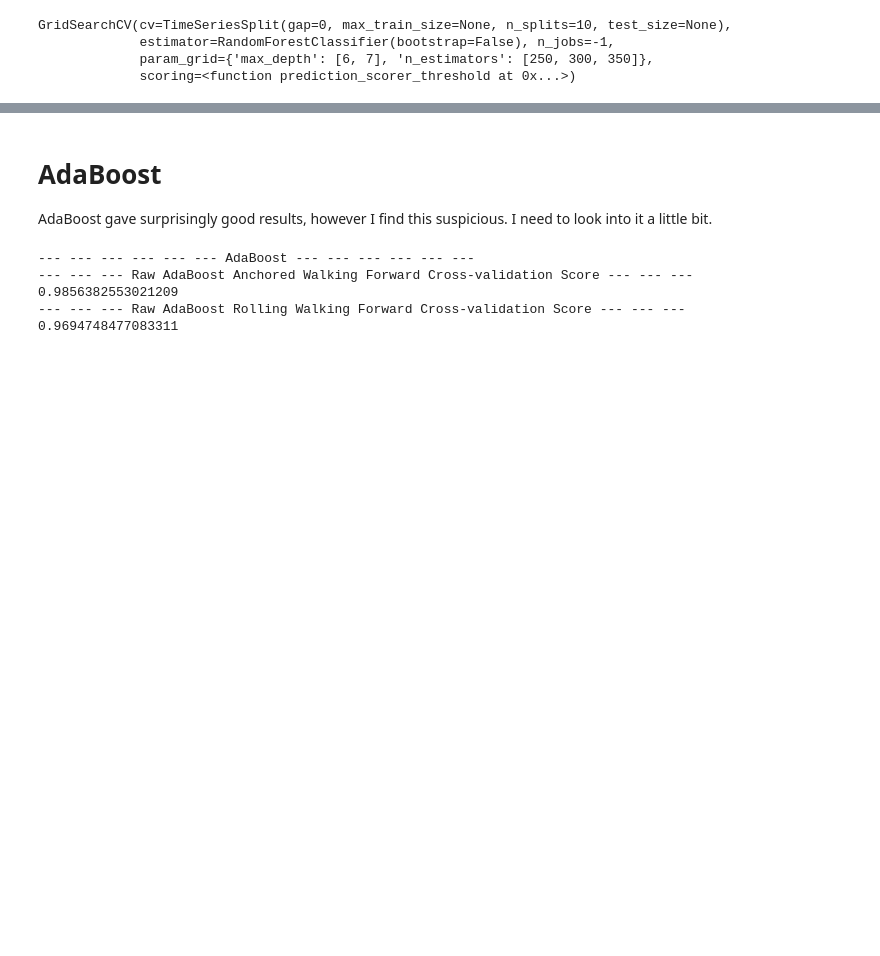
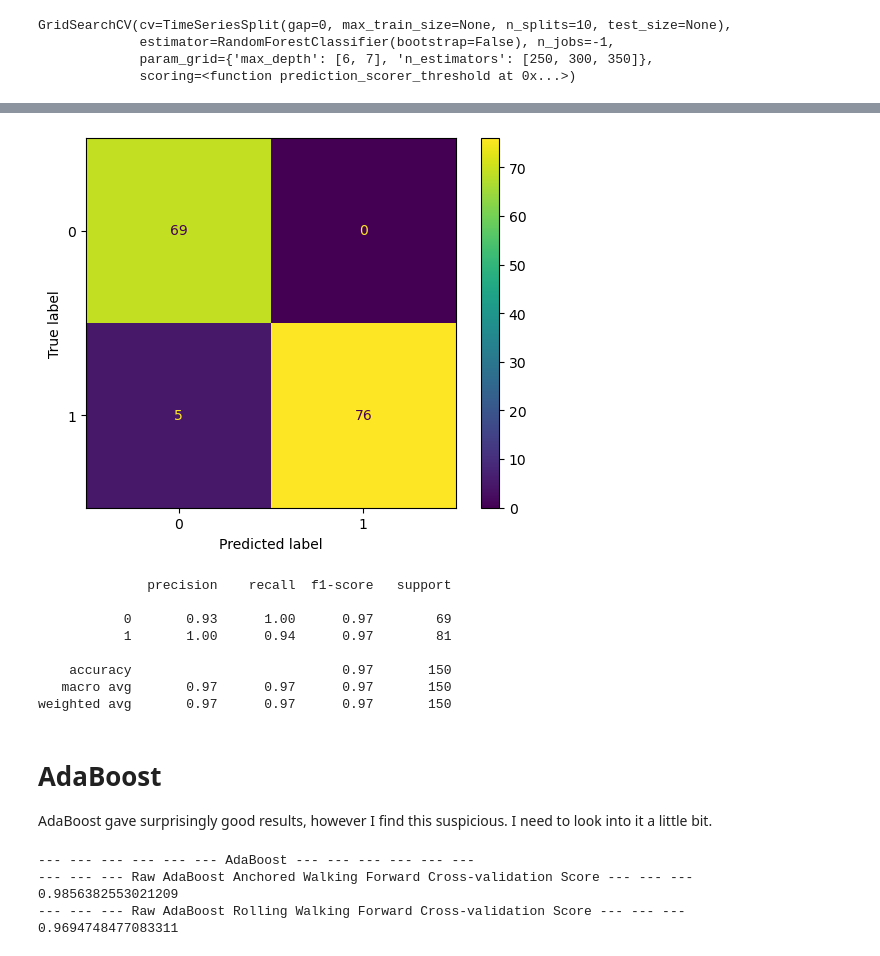
Before and after one commit to milonpabis/crypto-eye, a Jupyter notebook: stock-tool.ipynb, the cells around one changed output, grey strips where cells are left out. Drawn from its saved outputs; the diff is of its cells as text; code cells hidden in the pictures; blank space fills up the shorter version.

```diff
--- a/stock-tool.ipynb
+++ b/stock-tool.ipynb
@@ -408,6 +438,8 @@ print("\n\n\n")
 # %%
 params = {
-    "C": [0.00001, 0.0001, 0.001, 0.01, 0.1, 1, 10]
+    "C": [0.01, 0.1, 1, 10, 50, 100, 200, 300],
+    "gamma": [1, 0.1, 0.001, 0.0001],
+    "kernel": ["linear", "rbf"]
 }
 
 svm_cv = GridSearchCV(SVC(probability=True),
@@ -439,9 +473,10 @@ print(svm_cv.best_params_)
 # %%
 params = {
-    "C": [2, 3, 4, 5, 6, 7, 8, 9, 10, 11, 12, 13, 14, 15]
+    "C": [250, 300, 350, 400, 450, 500],
+    "gamma": [0.1, 0.05, 0.01]
 }
 
-svm_cv2 = GridSearchCV(SVC(probability=True),
+svm_cv2 = GridSearchCV(SVC(kernel="linear", probability=True),
                      params,
                      cv=TimeSeriesSplit(n_splits=10),
                      scoring=prediction_scorer_threshold,
@@ -461,0 +506,13 @@ print(svm_cv2.best_params_)
+# %%
+params = {
+    "C": [900, 950, 1000, 1100, 1200],
+    "gamma": [0.1, 0.05]
+}
+
+svm_cv3 = GridSearchCV(SVC(kernel="linear", probability=True),
+                     params,
+                     cv=TimeSeriesSplit(n_splits=10),
+                     scoring=prediction_scorer_threshold,
+                     n_jobs=-1)
+
+svm_cv3.fit(X_train_scaled, y_train)
@@ -462,3 +542,21 @@ print(svm_cv2.best_params_)
+# %%
+svm_best = svm_cv3.best_estimator_
+svm_res = cross_validate_rts(svm_best, X_scaled, yfc)
+# %%
+yt, yp = svm_res
+ConfusionMatrixDisplay(confusion_matrix(yt, yp)).plot()
+plt.show()
+print(classification_report(yt, yp))
+# %% [output]
+[figure, added]
+              precision    recall  f1-score   support
+
+           0       0.93      1.00      0.97        69
+           1       1.00      0.94      0.97        81
+
+    accuracy                           0.97       150
+   macro avg       0.97      0.97      0.97       150
+weighted avg       0.97      0.97      0.97       150
 # %% [markdown]
 # AdaBoost
 AdaBoost gave surprisingly good results, however I find this suspicious. I need to look into it a little bit.
```
Also changed, not shown: parts of 46 cells of this notebook.
